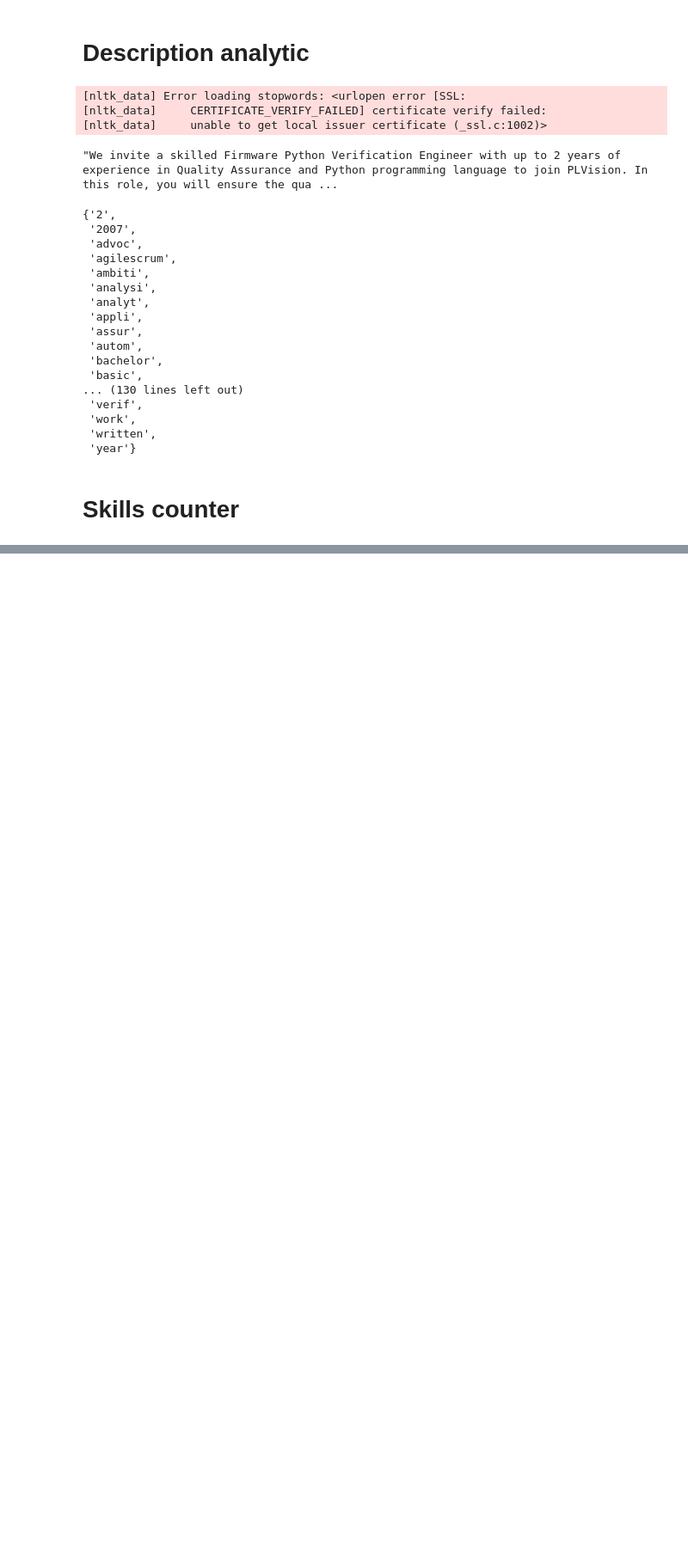
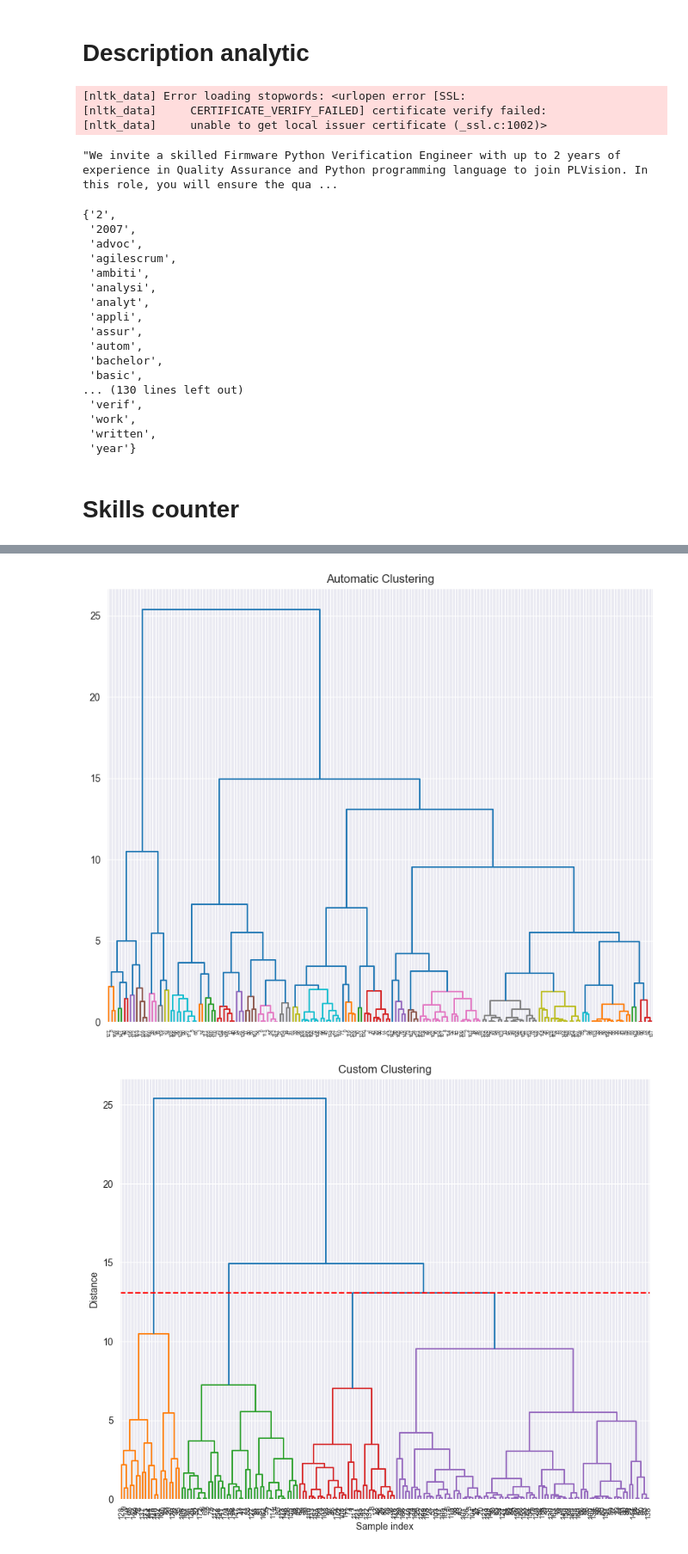
Before and after one commit to Familenko/djinni_statistic, a Jupyter notebook: analytic/main.ipynb, the cells around one changed output, grey strips where cells are left out. Shown at 86% size. Cells and saved outputs as stored; diff of their text form; code cells hidden in the pictures; blank space fills up the shorter version.

Commit message:
add cluster analize

```diff
--- a/analytic/main.ipynb
+++ b/analytic/main.ipynb
@@ -438,0 +459,5 @@ main_build_graph_by_year(5)
+# %%
+df.dropna(inplace=True)
+# %%
+df_cluster = df[['position', 'skills_count', 'experience', 'english', 'views_count', 'reviews_count']]
+df_cluster
@@ -438,0 +478,2 @@ main_build_graph_by_year(5)
+# %%
+df_cluster.set_index('position', inplace=True)
@@ -438,0 +499,2 @@ main_build_graph_by_year(5)
+# %%
+cl = Cluster(df_cluster)
@@ -438,0 +503,5 @@ main_build_graph_by_year(5)
+# %%
+cl.dendrogram(n_clusters=4)
+# %% [output]
+[figure, added]
+[figure, added]
```
Also changed, not shown: parts of 25 cells of this notebook.
